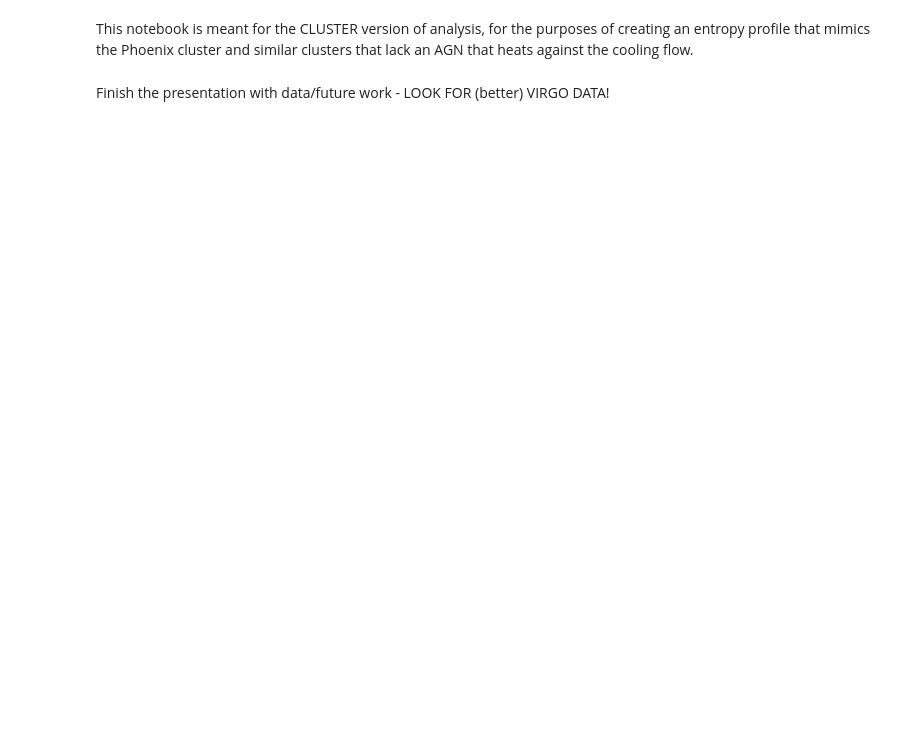
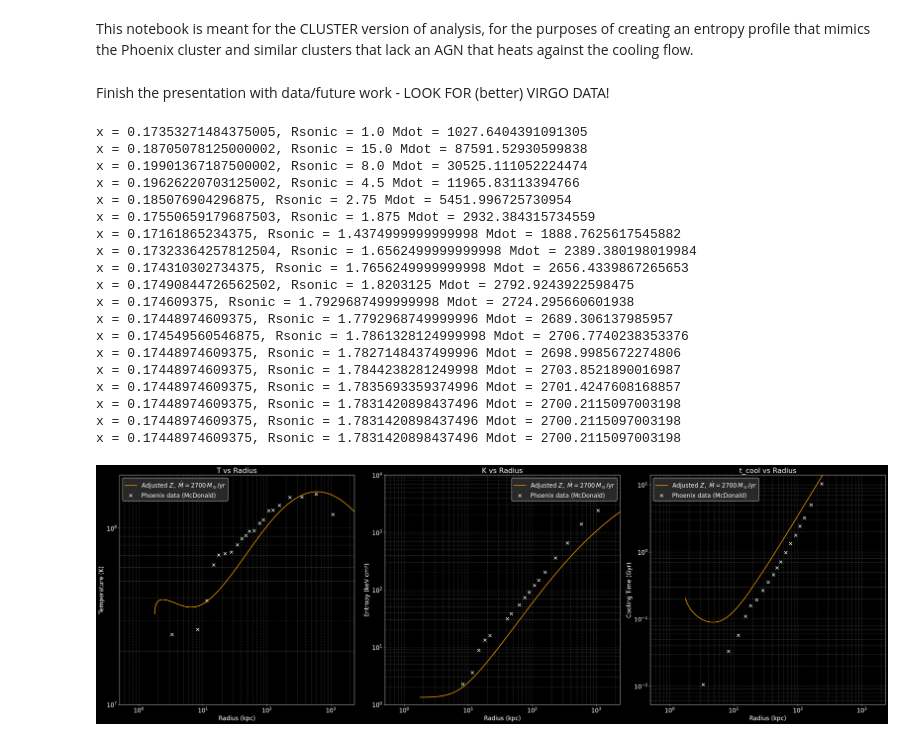
Before and after one commit to Jacob-Evans-007/Summer-2025-Hydrodynamics, a Jupyter notebook: cluster_notebook.ipynb, the cells around one changed output. Cells and saved outputs as stored; diff of their text form; code cells hidden in the pictures; blank space fills up the shorter version.

Commit message:
strengthened Brent

```diff
--- a/cluster_notebook.ipynb
+++ b/cluster_notebook.ipynb
@@ -53,7 +53,7 @@ def compute_dvdr_dTdr(v, T, r, Mdot, vc2, Lambda):
     mach2 = v**2 / cs2
     rho = Mdot / (4 * np.pi * r**2 * v)
     n = 0.75 * rho / (mp_g * 0.6)
-    tcool = (3 * k_Bcgs * T) / (2 * Lambda * n * np.tanh(np.log10(r/ktc)/2) * (2/np.pi))
+    tcool = (3 * k_Bcgs * T) / (2 * Lambda * n * np.tanh(np.log10(r/ktc)/20) * (2/np.pi))
 
     dlnvdlnr = (2 - (vc2 / cs2) - (tflow / (gamma * tcool))) / (mach2 - 1.0)
     dlnTdlnr = (tflow / tcool) - (2 / 3) * (2 + dlnvdlnr)
@@ -87,7 +87,7 @@ def TheODE(r, C, Mdot, Lambdatype, recorder=None):
         recorder["Bern"].append(Bern)
         mach = np.sqrt(v**2 / abs(cs2))
         recorder["Mach"].append(mach)
-        tcool = (3 * k_Bcgs * T) / (2 * Lambda * n * np.tanh(np.log10(r/ktc)/2) * (2/np.pi))
+        tcool = (3 * k_Bcgs * T) / (2 * Lambda * n * np.tanh(np.log10(r/ktc)/20) * (2/np.pi))
         recorder["tcool"].append(tcool)
     return [dvdr, dTdr]
 # %%
@@ -309,7 +311,7 @@ def postprocess(b, Mdot, Lambdatype):
 
     return x, R0, v0, T0, recorder
 # %%
-def BrentLooper(Mdot, Rsonlow, Rsonhigh, Lambdatype, tol=(0.1 * Mdot1)):
+def BrentLooper(Mdot, Rsonlow, Rsonhigh, Lambdatype, tol=(0.5 * Mdot1)):
     target = Mdot
     a, b = Rsonlow, Rsonhigh
     fa = find_mdot(a, Lambdatype) - target
@@ -417,18 +419,18 @@ tcooly = np.array([
 plt.rcParams.update({'font.size': 16})
 
 runs = [
-    (-1,   Mdot1 * 2360)
+    (-1,    Mdot1 * 2700)
 ]
 
 colors = ["#e69000", "#00e699", "#9900e6"]
 labels = [
-    r"$\mathrm{Adjusted}\ Z,\ \dot{M} = 2360\,M_\odot/\mathrm{yr}$"
+    r"$\mathrm{Adjusted}\ Z,\ \dot{M} = 2700\,M_\odot/\mathrm{yr}$"
 ]
 
 results = []
 for (Lambdatype, Mdot), label in zip(runs, labels):
     try:
-        x, R0, v0, T0, recorder = BrentLooper(Mdot, 0.5 * ktc, 15 * ktc, Lambdatype)
+        x, R0, v0, T0, recorder = BrentLooper(Mdot, 1 * ktc, 15 * ktc, Lambdatype)
         results.append((label, recorder))
     except Exception as e:
         print(f"Failed for {label}: {e}")
@@ -460,34 +462,55 @@ for ax, ylabel, title in zip(
 ):
     ax.set_xscale('log')
     ax.set_yscale('log')
     ax.set_xlabel(r'Radius (kpc)', color='white')
     ax.set_ylabel(ylabel, color='white')
     ax.set_title(title, color='white')
     ax.set_xlim(0.5, 2340)
     ax.grid(True, which='both', ls='--', color='white', alpha=0.3)
 
     ax.tick_params(colors='white')
 
     # Black background for axes
     ax.set_facecolor('black')
     for spine in ax.spines.values():
         spine.set_color('white')
 
 # Legend with dark gray background
 for ax in axes:
     legend = ax.legend()
     for text in legend.get_texts():
         text.set_color('white')
     legend.get_frame().set_edgecolor('#ffffff')
     legend.get_frame().set_facecolor('#303030')
     legend.get_frame().set_alpha(0.85)
 
 axes[0].set_ylim(1e7, 2e8)
 axes[1].set_ylim(1, 1e4)
-axes[2].set_ylim(None, 13.8)
+axes[2].set_ylim(None, 14)
 
 plt.tight_layout()
 plt.show()
+# %% [output]
+x = 0.17353271484375005, Rsonic = 1.0 Mdot = 1027.6404391091305
+x = 0.18705078125000002, Rsonic = 15.0 Mdot = 87591.52930599838
+x = 0.19901367187500002, Rsonic = 8.0 Mdot = 30525.111052224474
+x = 0.19626220703125002, Rsonic = 4.5 Mdot = 11965.83113394766
+x = 0.185076904296875, Rsonic = 2.75 Mdot = 5451.996725730954
+x = 0.17550659179687503, Rsonic = 1.875 Mdot = 2932.384315734559
+x = 0.17161865234375, Rsonic = 1.4374999999999998 Mdot = 1888.7625617545882
+x = 0.17323364257812504, Rsonic = 1.6562499999999998 Mdot = 2389.380198019984
+x = 0.174310302734375, Rsonic = 1.7656249999999998 Mdot = 2656.4339867265653
+x = 0.17490844726562502, Rsonic = 1.8203125 Mdot = 2792.9243922598475
+x = 0.174609375, Rsonic = 1.7929687499999998 Mdot = 2724.295660601938
+x = 0.17448974609375, Rsonic = 1.7792968749999996 Mdot = 2689.306137985957
+x = 0.174549560546875, Rsonic = 1.7861328124999998 Mdot = 2706.7740238353376
+x = 0.17448974609375, Rsonic = 1.7827148437499996 Mdot = 2698.9985672274806
+x = 0.17448974609375, Rsonic = 1.7844238281249998 Mdot = 2703.8521890016987
+x = 0.17448974609375, Rsonic = 1.7835693359374996 Mdot = 2701.4247608168857
+x = 0.17448974609375, Rsonic = 1.7831420898437496 Mdot = 2700.2115097003198
+x = 0.17448974609375, Rsonic = 1.7831420898437496 Mdot = 2700.2115097003198
+x = 0.17448974609375, Rsonic = 1.7831420898437496 Mdot = 2700.2115097003198
+[figure, added]
 # %%
 temper = np.array([
     1075.58706, 1075.58706,  583.20708, 591.76857, 350.19005, 350.19005,
```
Also changed, not shown: parts of 1 cell of this notebook, 1 other file.
